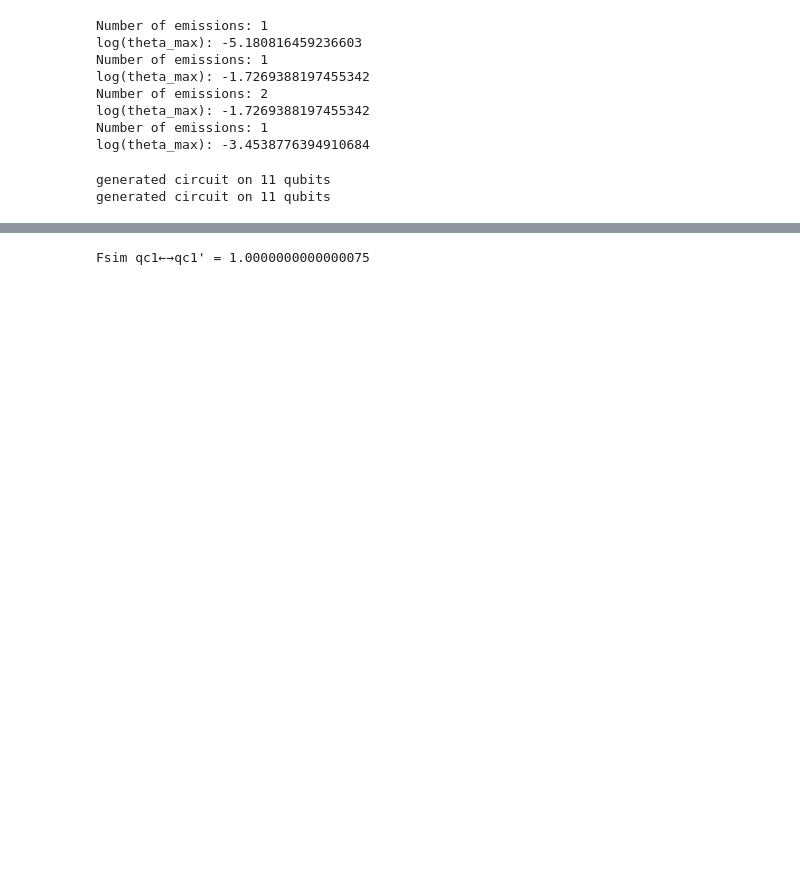
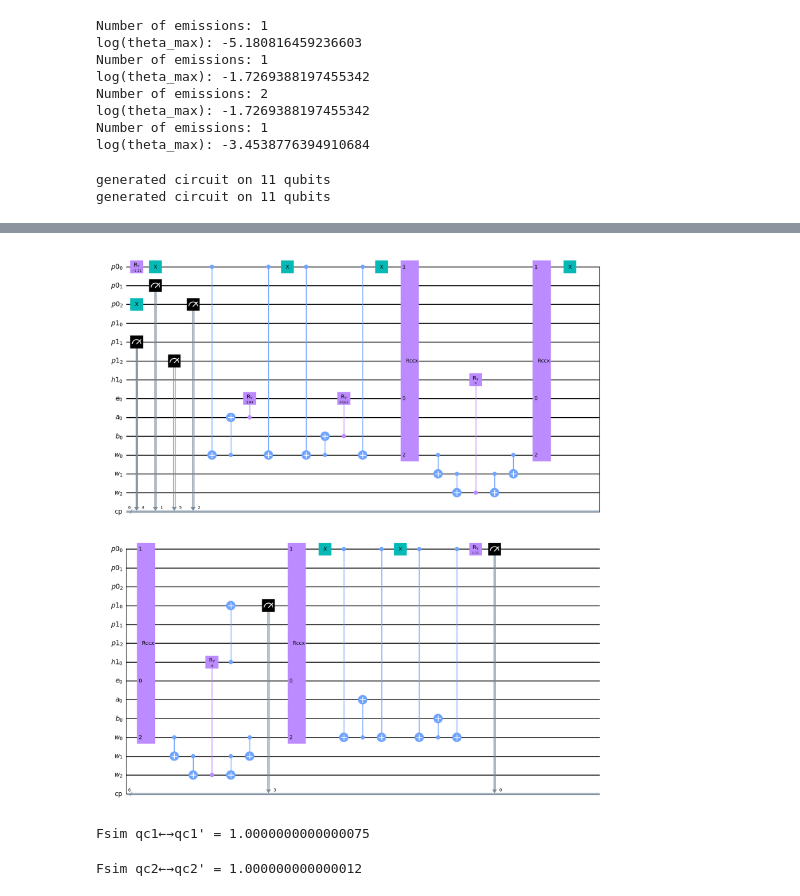
Before and after one commit to LBNL-HEP-QIS/QuantumPartonShower, a Jupyter notebook: qiskit_code/fidelity_v2.2.ipynb, the cells around one changed output, grey strips where cells are left out. Cells and saved outputs as stored; diff of their text form; code cells hidden in the pictures; blank space fills up the shorter version.

```diff
--- a/qiskit_code/fidelity_v2.2.ipynb
+++ b/qiskit_code/fidelity_v2.2.ipynb
@@ -366,3 +296,7 @@ print('')
+# %%
+qc5.draw('mpl')
+# %% [output]
+[figure, added]
 # %%
 Optimized_before_AQCEL = qc0
 Optimized_after_AQCEL  = qc5
@@ -406,16 +314,18 @@ print(f"Fsim qc1←→qc1' = {qi.state_fidelity(dm1,dm2)}")
 # %% [output]
 Fsim qc1←→qc1' = 1.0000000000000075
 # %%
-# # qc2←→qc2'
+# qc2←→qc2'
 
-# statevector1 = icepp.simulator(Optimized_before_AQCEL).statevector_simulator(output='statevector')
-# statevector2 = icepp.simulator(Optimized_after_AQCEL).statevector_simulator(output='statevector')
-# dm1 = qi.partial_trace(statevector1,[6, 7, 8, 9, 10])
-# dm1.probabilities_dict()
-# dm2 = qi.partial_trace(statevector2,[6, 7, 8, 9, 10])
-# dm2.probabilities_dict()
+statevector1 = icepp.simulator(Optimized_before_AQCEL).statevector_simulator(output='statevector')
+statevector2 = icepp.simulator(Optimized_after_AQCEL).statevector_simulator(output='statevector')
+dm1 = qi.partial_trace(statevector1,[6, 7, 8, 9, 10])
+dm1.probabilities_dict()
+dm2 = qi.partial_trace(statevector2,[6, 7, 8, 9, 10, 11, 12])
+dm2.probabilities_dict()
 
-# print(f"Fsim qc2←→qc2' = {qi.state_fidelity(dm1,dm2)}")
+print(f"Fsim qc2←→qc2' = {qi.state_fidelity(dm1,dm2)}")
+# %% [output]
+Fsim qc2←→qc2' = 1.000000000000012
 # %%
 # qc1←→qc2
 
```
Also changed, not shown: parts of 12 cells of this notebook, 2 other files.
